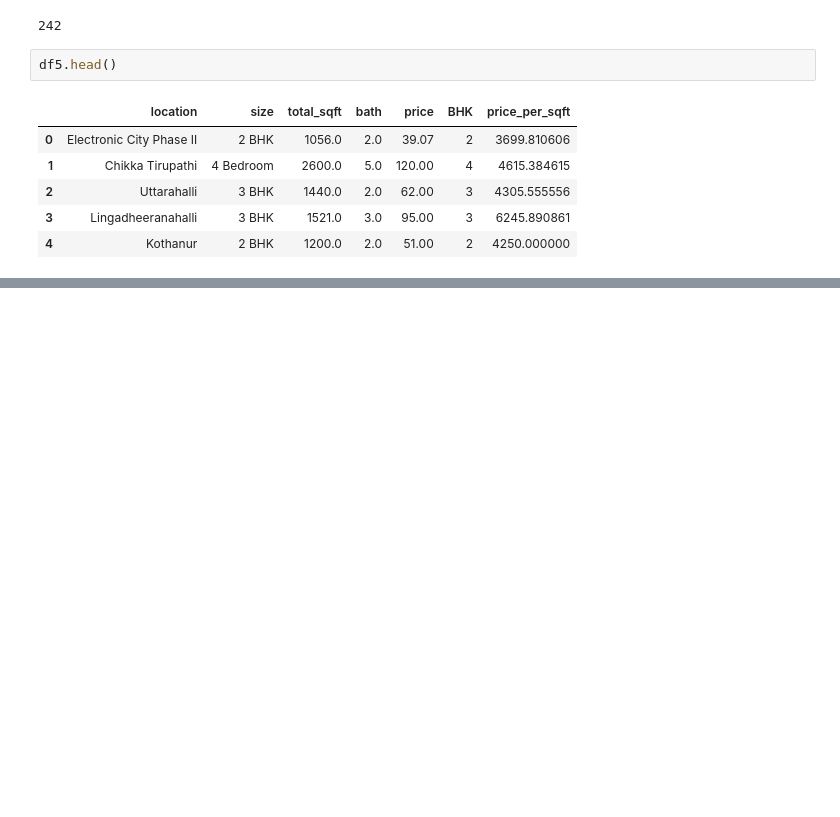
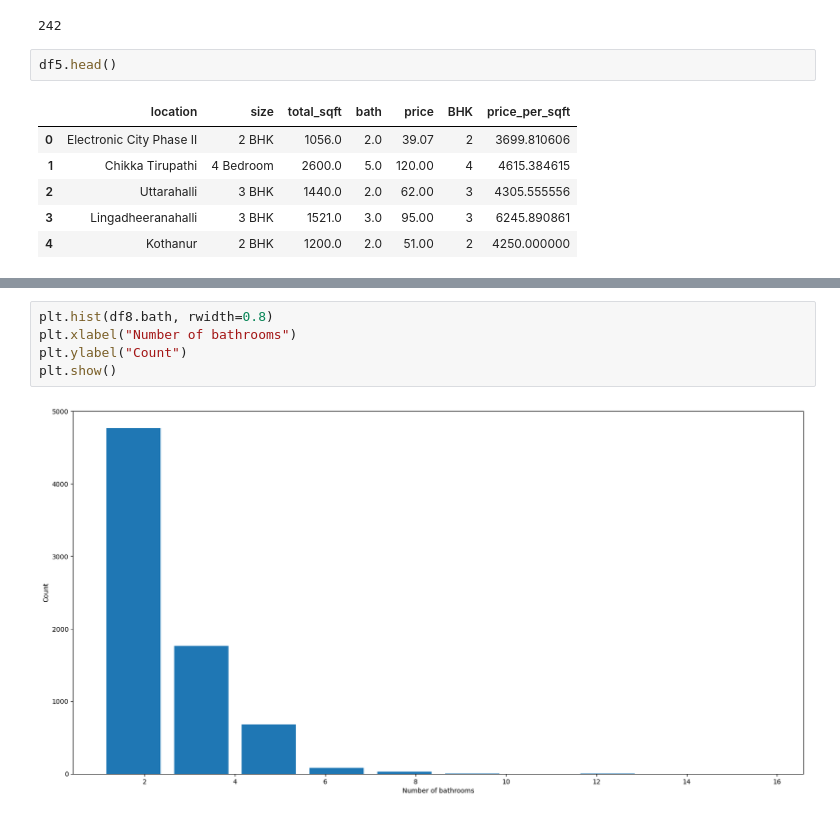
Before and after one commit to KhalilAmamri/bangalore-house-price-prediction, a Jupyter notebook: notebooks/Bangalore_House_Price_Prediction.ipynb, the cells around one changed output, grey strips where cells are left out. Drawn from its saved outputs; the diff is of its cells as text; blank space fills up the shorter version.

```diff
--- a/notebooks/Bangalore_House_Price_Prediction.ipynb
+++ b/notebooks/Bangalore_House_Price_Prediction.ipynb
@@ -219,0 +343,7 @@ df5.head()
+# %%
+plt.hist(df8.bath, rwidth=0.8)
+plt.xlabel("Number of bathrooms")
+plt.ylabel("Count")
+plt.show()
+# %% [output]
+[figure, added]
```
Also changed, not shown: parts of 18 cells of this notebook.
